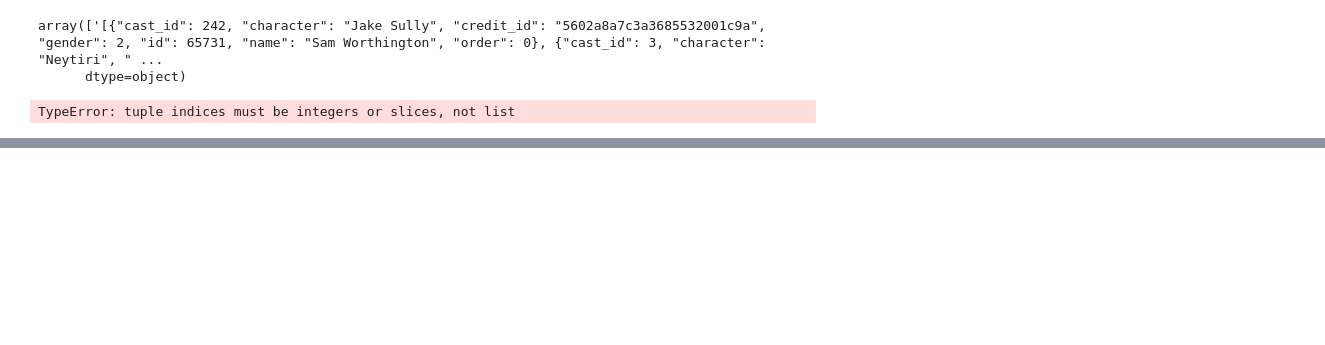
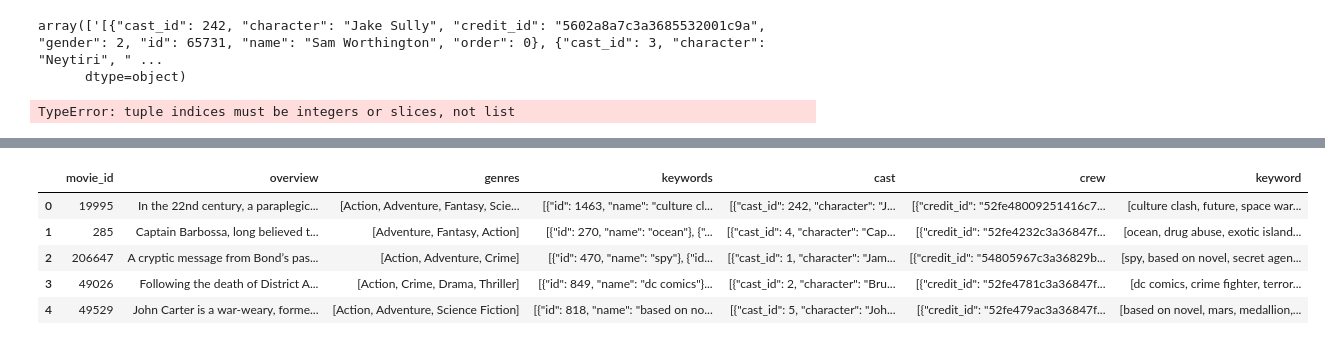
Before and after one commit to Maneshna/Movie-reccomendations, a Jupyter notebook: move_recc.ipynb, the cells around one changed output, grey strips where cells are left out. Saved outputs shown, nothing was run; the diff lists cells and outputs as text; code cells hidden in the pictures; blank space fills up the shorter version.

```diff
--- a/move_recc.ipynb
+++ b/move_recc.ipynb
@@ -28,0 +61,2 @@ TypeError: tuple indices must be integers or slices, not list
+# %%
+movies.dropna(inplace=True)
@@ -28,0 +82,10 @@ TypeError: tuple indices must be integers or slices, not list
+# %%
+import ast
+
+def convert(obj):
+  L = []
+  for i in ast.literal_eval(obj):
+    L.append(i['name'])
+  return L
+# %%
+movies['genres']= movies['genres'].apply(convert)
@@ -28,0 +101,11 @@ TypeError: tuple indices must be integers or slices, not list
+# %%
+movies['keyword']=movies['keywords'].apply(convert)
+# %%
+movies.head()
+# %% [output]
+|  | movie_id | overview | genres | keywords | cast | crew | keyword |
+| 0 | 19995 | In the 22nd century, a paraplegic... | [Action, Adventure, Fantasy, Scie... | [{"id": 1463, "name": "culture cl... | [{"cast_id": 242, "character": "J... | [{"credit_id": "52fe48009251416c7... | [culture clash, future, space war... |
+| 1 | 285 | Captain Barbossa, long believed t... | [Adventure, Fantasy, Action] | [{"id": 270, "name": "ocean"}, {"... | [{"cast_id": 4, "character": "Cap... | [{"credit_id": "52fe4232c3a36847f... | [ocean, drug abuse, exotic island... |
+| 2 | 206647 | A cryptic message from Bond’s pas... | [Action, Adventure, Crime] | [{"id": 470, "name": "spy"}, {"id... | [{"cast_id": 1, "character": "Jam... | [{"credit_id": "54805967c3a36829b... | [spy, based on novel, secret agen... |
+| 3 | 49026 | Following the death of District A... | [Action, Crime, Drama, Thriller] | [{"id": 849, "name": "dc comics"}... | [{"cast_id": 2, "character": "Bru... | [{"credit_id": "52fe4781c3a36847f... | [dc comics, crime fighter, terror... |
+| 4 | 49529 | John Carter is a war-weary, forme... | [Action, Adventure, Science Fiction] | [{"id": 818, "name": "based on no... | [{"cast_id": 5, "character": "Joh... | [{"credit_id": "52fe479ac3a36847f... | [based on novel, mars, medallion,... |
```
Also changed, not shown: parts of 12 cells of this notebook.
